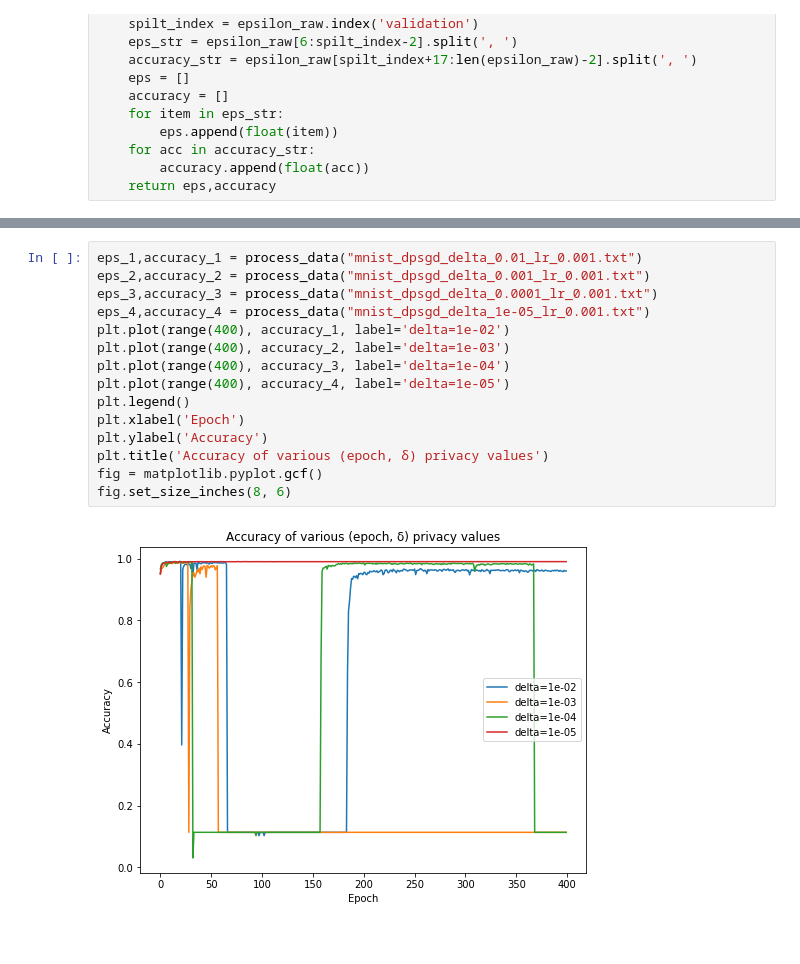
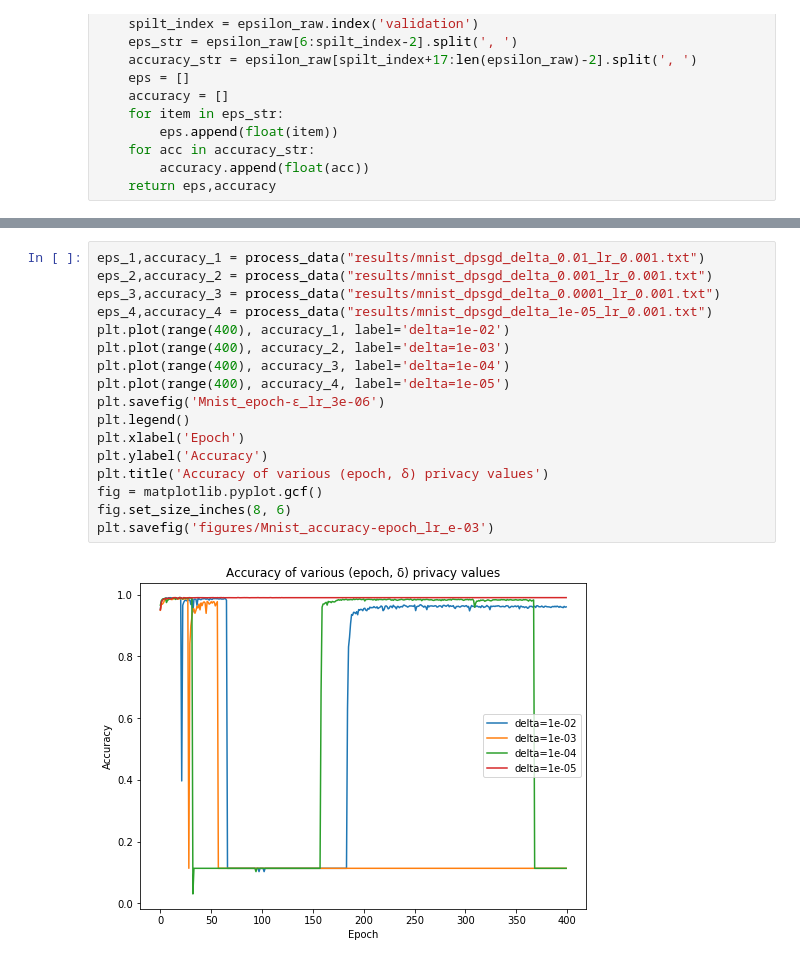
Before and after one commit to lingyunhao/Deep-Learning-with-Differential-Privacy, a Jupyter notebook: visulization.ipynb, the cells around one changed output, grey strips where cells are left out. Drawn from its saved outputs; the diff is of its cells as text.

Commit message:
upload figures supported by visulization.ipynb

```diff
--- a/visulization.ipynb
+++ b/visulization.ipynb
@@ -36,18 +37,20 @@ fig.set_size_inches(8, 6)
 # %%
-eps_1,accuracy_1 = process_data("mnist_dpsgd_delta_0.01_lr_0.001.txt")
-eps_2,accuracy_2 = process_data("mnist_dpsgd_delta_0.001_lr_0.001.txt")
-eps_3,accuracy_3 = process_data("mnist_dpsgd_delta_0.0001_lr_0.001.txt")
-eps_4,accuracy_4 = process_data("mnist_dpsgd_delta_1e-05_lr_0.001.txt")
+eps_1,accuracy_1 = process_data("results/mnist_dpsgd_delta_0.01_lr_0.001.txt")
+eps_2,accuracy_2 = process_data("results/mnist_dpsgd_delta_0.001_lr_0.001.txt")
+eps_3,accuracy_3 = process_data("results/mnist_dpsgd_delta_0.0001_lr_0.001.txt")
+eps_4,accuracy_4 = process_data("results/mnist_dpsgd_delta_1e-05_lr_0.001.txt")
 plt.plot(range(400), accuracy_1, label='delta=1e-02')
 plt.plot(range(400), accuracy_2, label='delta=1e-03')
 plt.plot(range(400), accuracy_3, label='delta=1e-04')
 plt.plot(range(400), accuracy_4, label='delta=1e-05')
+plt.savefig('Mnist_epoch-ε_lr_3e-06')
 plt.legend()
 plt.xlabel('Epoch')
 plt.ylabel('Accuracy')
 plt.title('Accuracy of various (epoch, δ) privacy values')
 fig = matplotlib.pyplot.gcf()
 fig.set_size_inches(8, 6)
+plt.savefig('figures/Mnist_accuracy-epoch_lr_e-03')
 # %% [output]
-[figure, old version]
+[figure, new version]
 # %%
```
Also changed, not shown: parts of 5 cells of this notebook, 6 other files.
